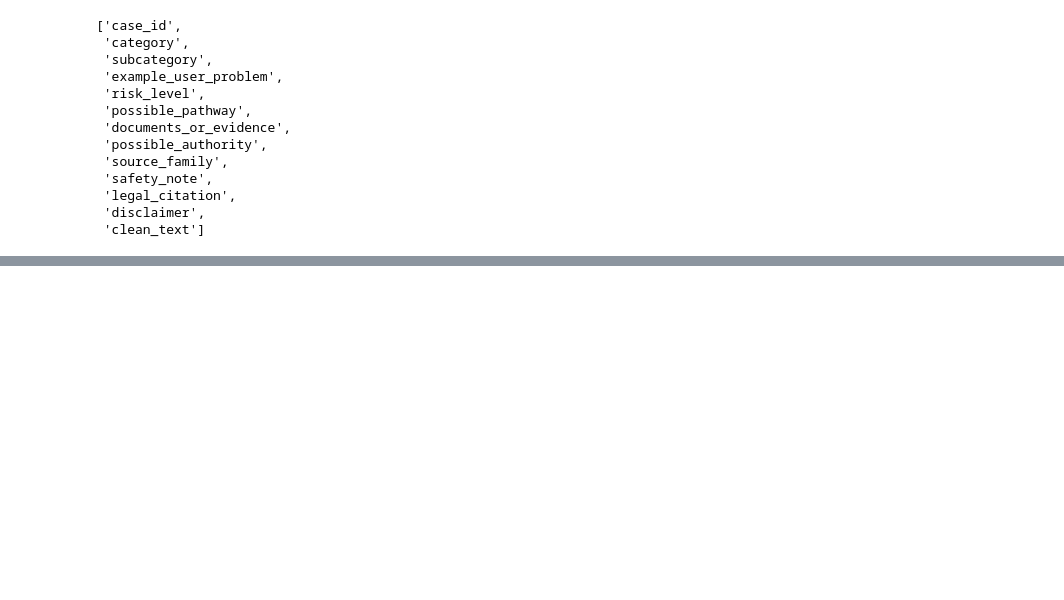
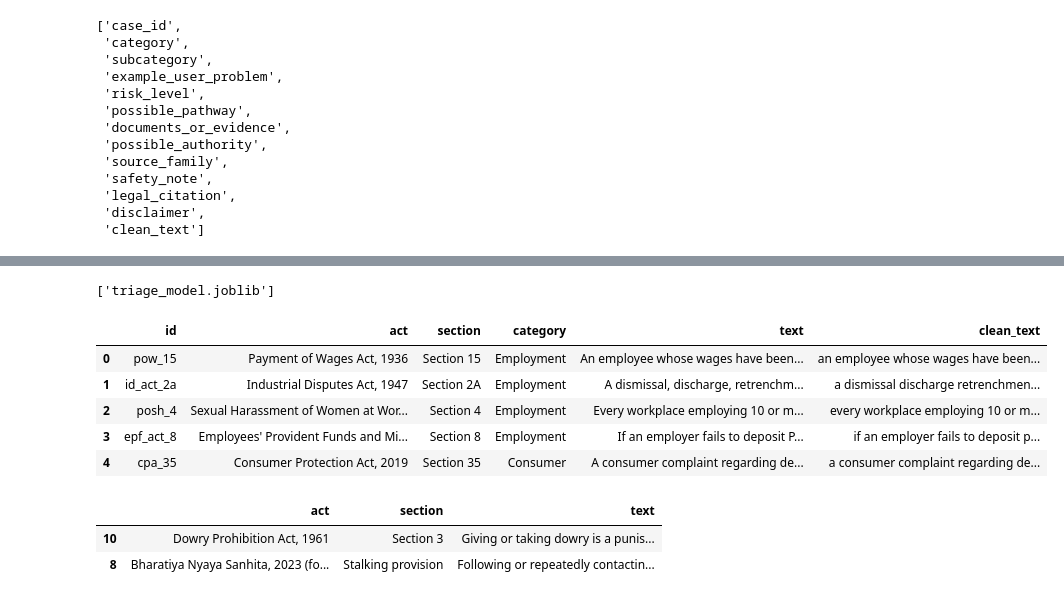
Before and after one commit to bibiayesha2953-bot/legal-triage, a Jupyter notebook: legal triage.ipynb, the cells around one changed output, grey strips where cells are left out. Saved outputs shown, nothing was run; the diff lists cells and outputs as text; code cells hidden in the pictures; blank space fills up the shorter version.

```diff
--- a/legal triage.ipynb
+++ b/legal triage.ipynb
@@ -103,0 +262,50 @@ Name: clean_text, Length: 107, dtype: str
+# %%
+import joblib
+joblib.dump({
+    "category_clf": category_clf,
+    "risk_clf": risk_clf,
+    "vectorizer": vectorizer,
+    "retrieval_vectorizer": retrieval_vectorizer,
+    "retrieval_matrix": retrieval_matrix,
+    "df": df
+}, "triage_model.joblib")
+# %% [output]
+['triage_model.joblib']
+# %%
+import json
+
+with open("corpus.json", "r", encoding="utf-8") as f:
+    corpus = json.load(f)
+
+corpus_df = pd.DataFrame(corpus)
+corpus_df["clean_text"] = corpus_df["text"].apply(clean_text)
+corpus_df.head()
+# %% [output]
+|  | id | act | section | category | text | clean_text |
+| 0 | pow_15 | Payment of Wages Act, 1936 | Section 15 | Employment | An employee whose wages have been... | an employee whose wages have been... |
+| 1 | id_act_2a | Industrial Disputes Act, 1947 | Section 2A | Employment | A dismissal, discharge, retrenchm... | a dismissal discharge retrenchmen... |
+| 2 | posh_4 | Sexual Harassment of Women at Wor... | Section 4 | Employment | Every workplace employing 10 or m... | every workplace employing 10 or m... |
+| 3 | epf_act_8 | Employees' Provident Funds and Mi... | Section 8 | Employment | If an employer fails to deposit P... | if an employer fails to deposit p... |
+| 4 | cpa_35 | Consumer Protection Act, 2019 | Section 35 | Consumer | A consumer complaint regarding de... | a consumer complaint regarding de... |
+# %%
+statute_vectorizer = TfidfVectorizer(ngram_range=(1, 2))
+statute_matrix = statute_vectorizer.fit_transform(corpus_df["clean_text"])
+
+def retrieve_statutes(user_text, category=None, top_k=2):
+    cleaned = clean_text(user_text)
+    query_vec = statute_vectorizer.transform([cleaned])
+    sims = cosine_similarity(query_vec, statute_matrix)[0]
+
+    if category:
+        boost = corpus_df["category"].apply(lambda c: 0.15 if c == category else 0)
+        sims = sims + boost.values
+
+    top_idx = sims.argsort()[::-1][:top_k]
+    return corpus_df.iloc[top_idx][["act", "section", "text"]]
+
+# test it
+retrieve_statutes("my husband hits me and threatens me", category="Women's Safety")
+# %% [output]
+|  | act | section | text |
+| 10 | Dowry Prohibition Act, 1961 | Section 3 | Giving or taking dowry is a punis... |
+| 8 | Bharatiya Nyaya Sanhita, 2023 (fo... | Stalking provision | Following or repeatedly contactin... |
```
Also changed, not shown: parts of 15 cells of this notebook, 3 other files.
